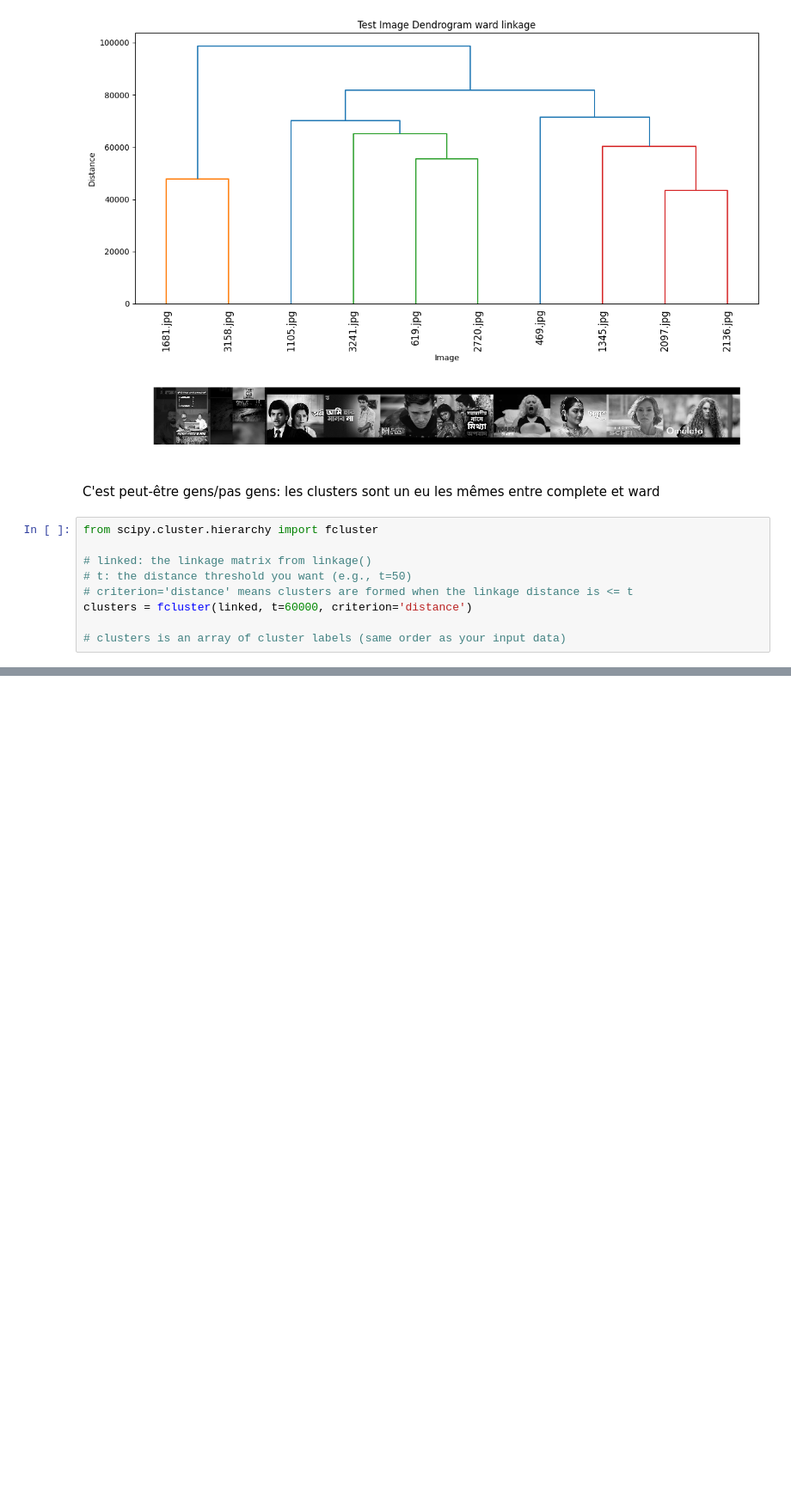
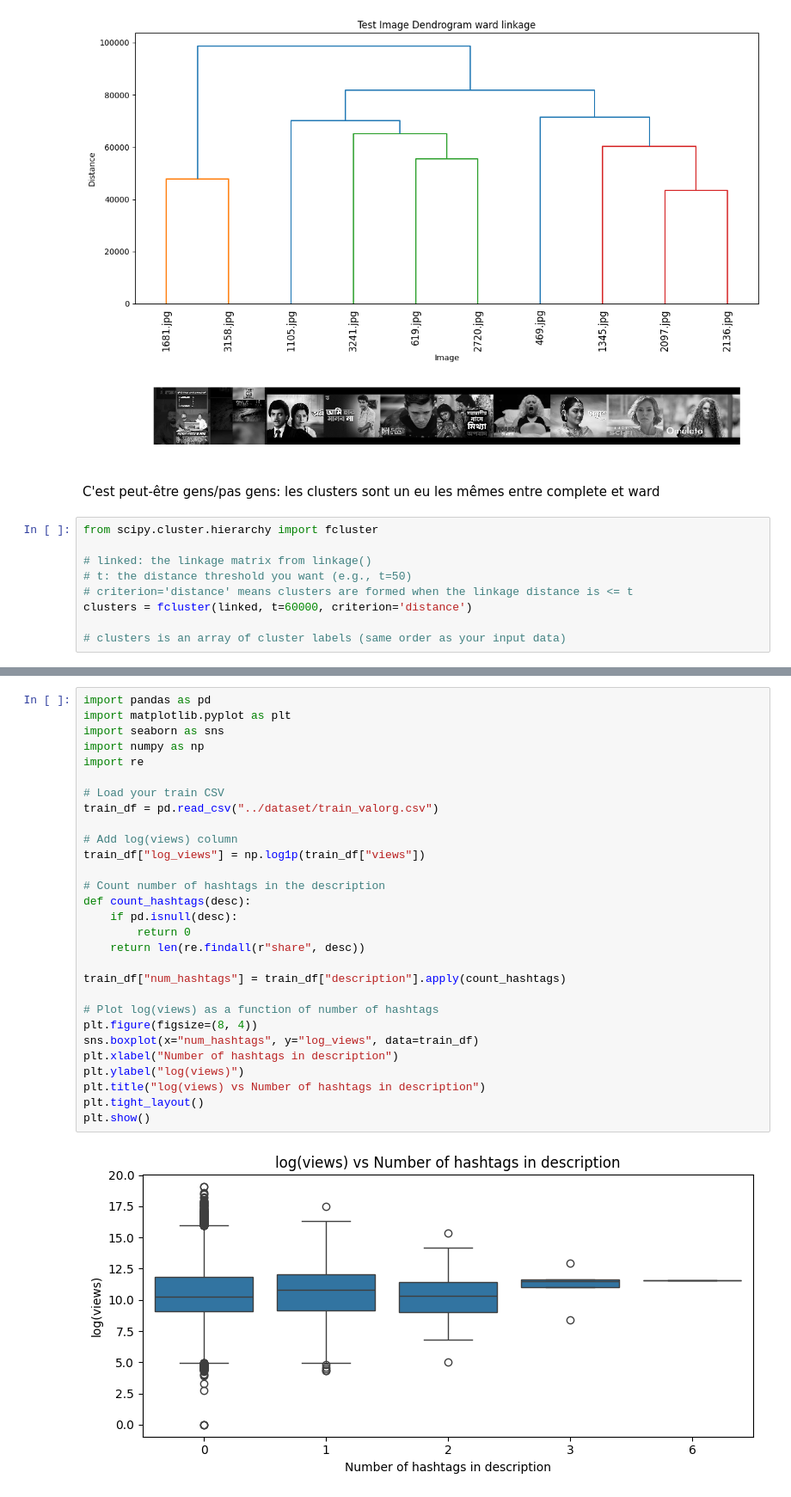
Before and after one commit to lhzuin/challenge_deep_learning, a Jupyter notebook: data/data_augment.ipynb, the cells around one changed output, grey strips where cells are left out. Shown at 86% size. Drawn from its saved outputs; the diff is of its cells as text; blank space fills up the shorter version.

```diff
--- a/data/data_augment.ipynb
+++ b/data/data_augment.ipynb
@@ -365,0 +459,31 @@ clusters = fcluster(linked, t=60000, criterion='distance')
+# %%
+import pandas as pd
+import matplotlib.pyplot as plt
+import seaborn as sns
+import numpy as np
+import re
+
+# Load your train CSV
+train_df = pd.read_csv("../dataset/train_valorg.csv")
+
+# Add log(views) column
+train_df["log_views"] = np.log1p(train_df["views"])
+
+# Count number of hashtags in the description
+def count_hashtags(desc):
+    if pd.isnull(desc):
+        return 0
+    return len(re.findall(r"share", desc))
+
+train_df["num_hashtags"] = train_df["description"].apply(count_hashtags)
+
+# Plot log(views) as a function of number of hashtags
+plt.figure(figsize=(8, 4))
+sns.boxplot(x="num_hashtags", y="log_views", data=train_df)
+plt.xlabel("Number of hashtags in description")
+plt.ylabel("log(views)")
+plt.title("log(views) vs Number of hashtags in description")
+plt.tight_layout()
+plt.show()
+# %% [output]
+[figure, added]
```
Also changed, not shown: parts of 3 cells of this notebook, 26 other files.
